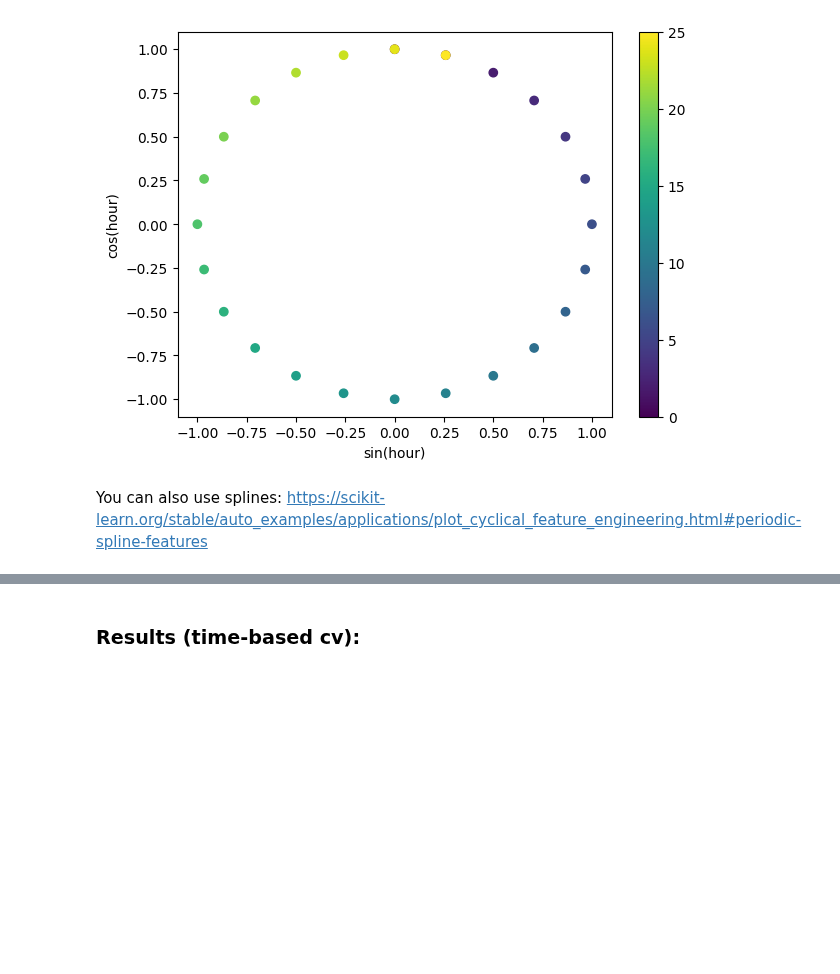
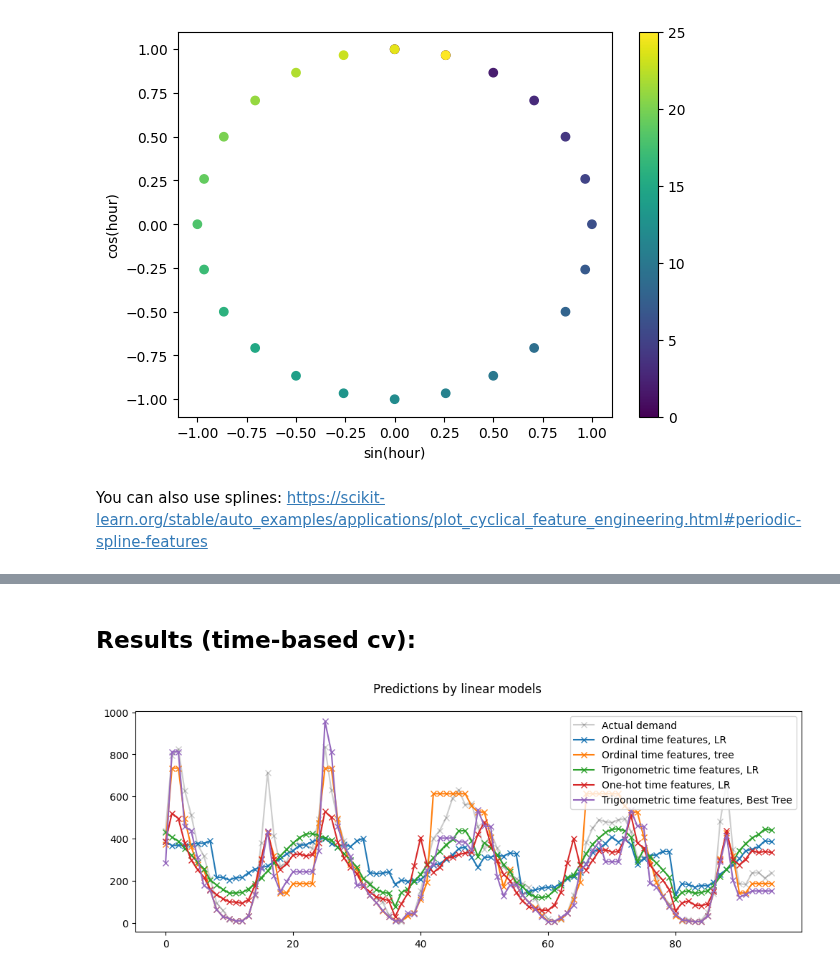
Before and after one commit to linusha/rental-bike-predictions, a Jupyter notebook: citywide_predictions.ipynb, the cells around one changed output, grey strips where cells are left out. Drawn from its saved outputs; the diff is of its cells as text; code cells hidden in the pictures; blank space fills up the shorter version.

```diff
--- a/citywide_predictions.ipynb
+++ b/citywide_predictions.ipynb
@@ -302,2 +320,7 @@ pipe_LR_proc = Pipeline(steps=[
+# %%
+onehot_time = ColumnTransformer(
+        transformers=[('cat', OneHotEncoder(handle_unknown='ignore', sparse_output=False), categorical_columns),
+                      ('time', OneHotEncoder(handle_unknown='ignore', sparse_output=False), ["hr", "weekday", "mnth"])],
+        remainder='passthrough')
 # %%
 pipe_LR_proc_onehot = Pipeline(steps=[
@@ -408,0 +424,15 @@ _ = ax.legend()
+# %%
+param_grid = {
+    'model__max_depth': [3, 5, 7, 10, 15, 20],
+    'model__min_samples_split': [2, 5, 10, 15, 20],
+    'transformer': [onehot_transformer, onehot_time, onehot_cos_sin], # only onehot-features, also onehot-time, or also cossin-time
+}
+
+search = GridSearchCV(pipe_tree_gridsearch_time, n_jobs=1, param_grid=param_grid)
+search.fit(X, y)
+
+print(search.best_params_)
+
+pipe_tree_gridsearch_time = search.best_estimator_
+
+fit_eval_ts_cv(pipe_tree_gridsearch_time, X, y, ts_cv)
@@ -409,2 +461,2 @@ _ = ax.legend()
 # %% [markdown]
-### Results (time-based cv):
+## Results (time-based cv):
@@ -411,2 +488,46 @@ _ = ax.legend()
+# %%
+last_hours = slice(-96, None)
+fig, ax = plt.subplots(figsize=(12, 4))
+fig.suptitle("Predictions by linear models")
+ax.plot(
+    y.iloc[test_0].values[last_hours],
+    "x-",
+    alpha=0.2,
+    label="Actual demand",
+    color="black",
+)
+
+ax.plot(
+    naive_linear_predictions[last_hours],
+        "x-",
+        label="Ordinal time features, LR"
+)
+
+ax.plot(
+    naive_tree_predictions[last_hours],
+        "x-",
+        label="Ordinal time features, tree"
+)
+
+ax.plot(
+    cyclic_cossin_linear_predictions[last_hours],
+    "x-",
+    label="Trigonometric time features, LR",
+)
+
+ax.plot(
+    one_hot_linear_predictions[last_hours],
+    "x-",
+    label="One-hot time features, LR",
+)
+
+ax.plot(
+    best_tree_predictions[last_hours],
+    "x-",
+    label="Trigonometric time features, Best Tree",
+)
+_ = ax.legend()
+# %% [output]
+[figure, added]
 # %%
 model_scores = dict()
```
Also changed, not shown: parts of 37 cells of this notebook.
